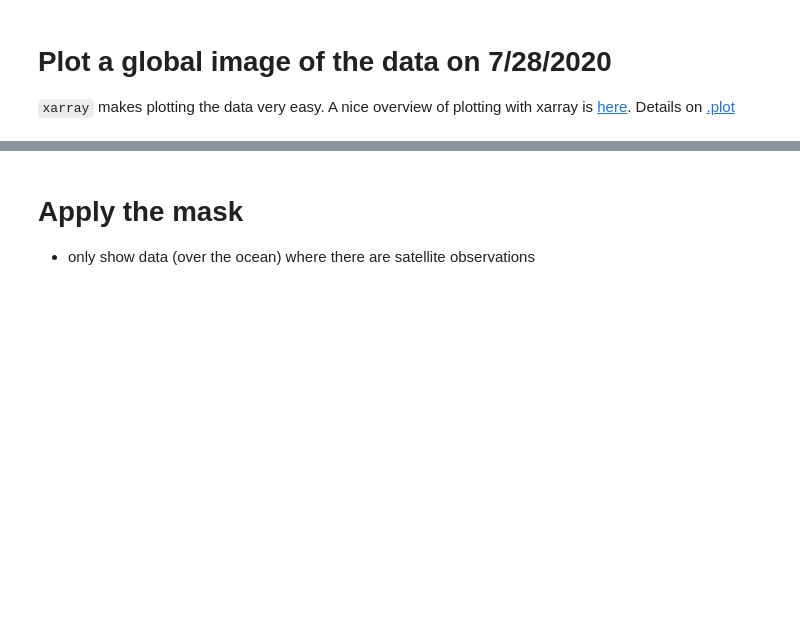
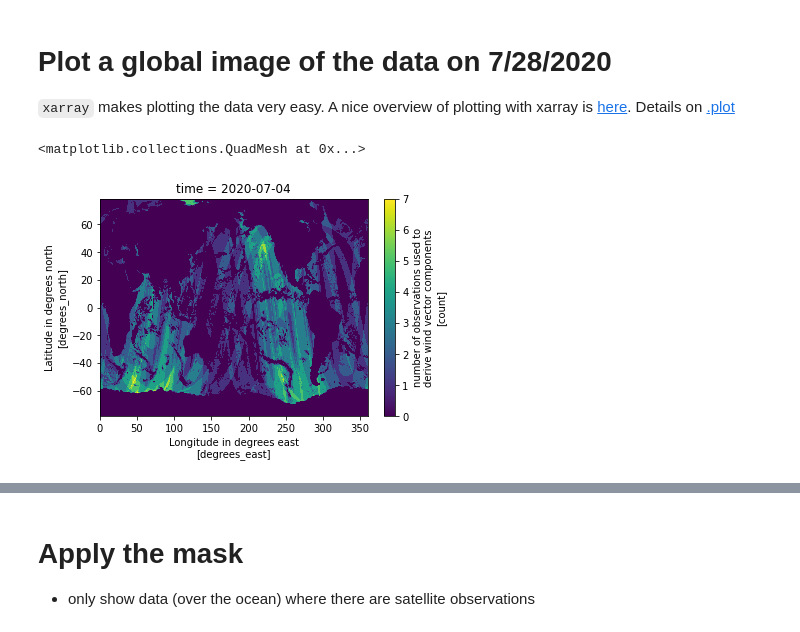
Before and after one commit to cgentemann/cloud_science, a Jupyter notebook: Cloud_testing/wind_weibull.ipynb, the cells around one changed output, grey strips where cells are left out. Saved outputs shown, nothing was run; the diff lists cells and outputs as text; code cells hidden in the pictures; blank space fills up the shorter version.

```diff
--- a/Cloud_testing/wind_weibull.ipynb
+++ b/Cloud_testing/wind_weibull.ipynb
@@ -82,9 +164,12 @@ ds
 
 ``xarray`` makes plotting the data very easy.  A nice overview of plotting with xarray is [here](http://xarray.pydata.org/en/stable/plotting.html).  Details on [.plot](http://xarray.pydata.org/en/stable/generated/xarray.DataArray.plot.html#xarray.DataArray.plot)
 # %%
-#day = ds.sel(time='2020-07-04T00')
+day = ds.sel(time='2020-07-04T00')
 
-#day.nobs.plot()
+day.nobs.plot()
+# %% [output]
+<matplotlib.collections.QuadMesh at 0x...>
+[figure, added]
 # %% [markdown]
 ## Make a land/ocean/ice mask to show where there is actually data
 
```
Also changed, not shown: parts of 30 cells of this notebook, 2 other files.
